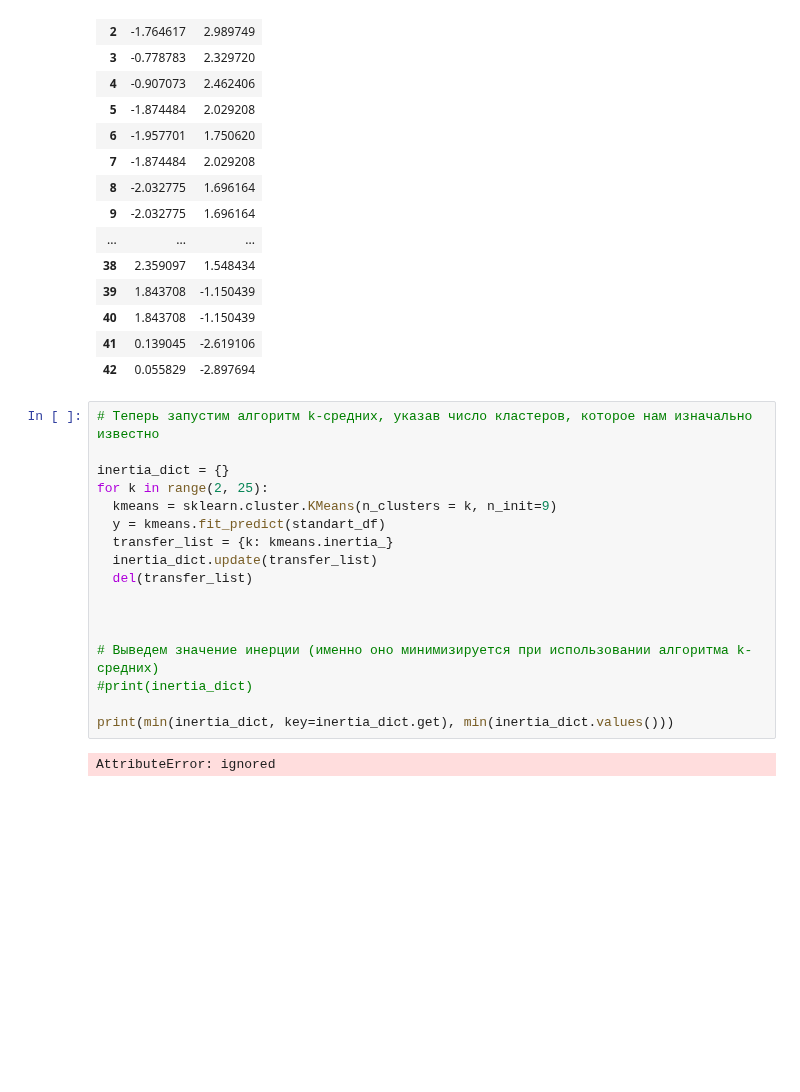
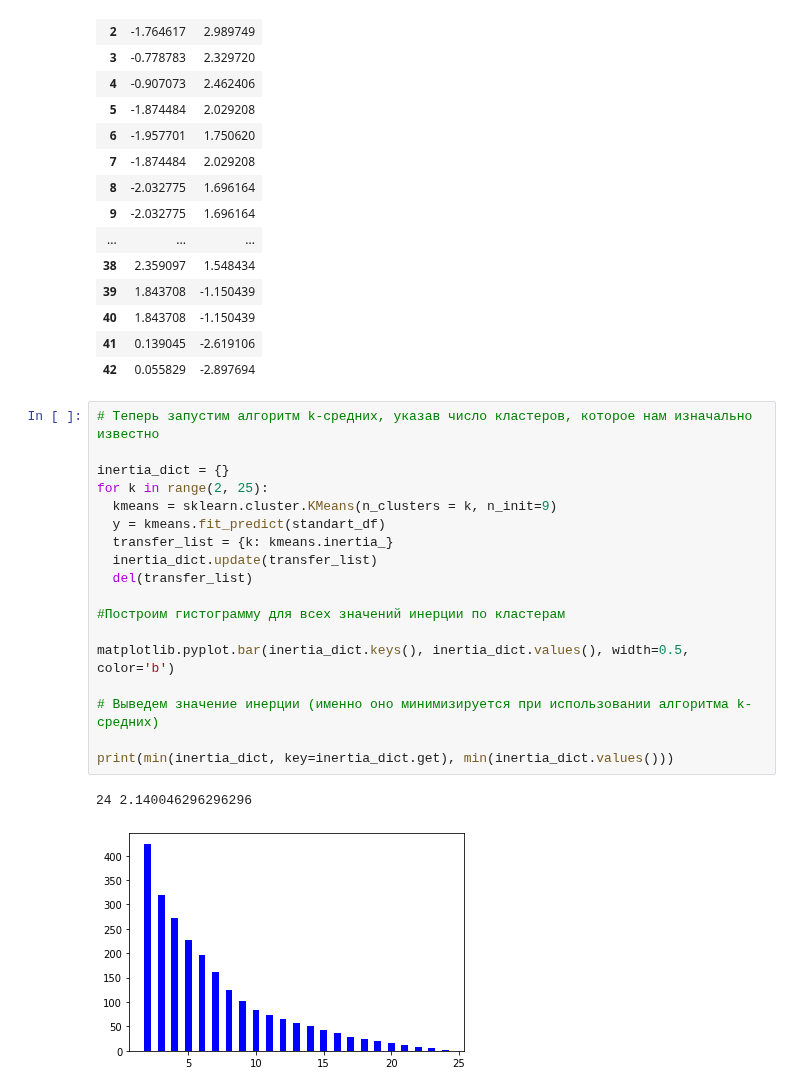
Before and after one commit to Maksimka9/clustering, a Jupyter notebook: test.ipynb, the cells around one changed output. Saved outputs shown, nothing was run; the diff lists cells and outputs as text; blank space fills up the shorter version.

```diff
--- a/test.ipynb
+++ b/test.ipynb
@@ -89,19 +89,21 @@ reduced_df
 # %%
 # Теперь запустим алгоритм k-средних, указав число кластеров, которое нам изначально известно
 
 inertia_dict = {}
 for k in range(2, 25):
   kmeans = sklearn.cluster.KMeans(n_clusters = k, n_init=9)
   y = kmeans.fit_predict(standart_df)
   transfer_list = {k: kmeans.inertia_}
   inertia_dict.update(transfer_list)
   del(transfer_list)
 
+#Построим гистограмму для всех значений инерции по кластерам
 
+matplotlib.pyplot.bar(inertia_dict.keys(), inertia_dict.values(), width=0.5, color='b')
 
 # Выведем значение инерции (именно оно минимизируется при использовании алгоритма k-средних)
-#print(inertia_dict)
 
 print(min(inertia_dict, key=inertia_dict.get), min(inertia_dict.values()))
 # %% [output]
-AttributeError: ignored
+24 2.140046296296296
+[figure, added]
```
Also changed, not shown: parts of 5 cells of this notebook.
